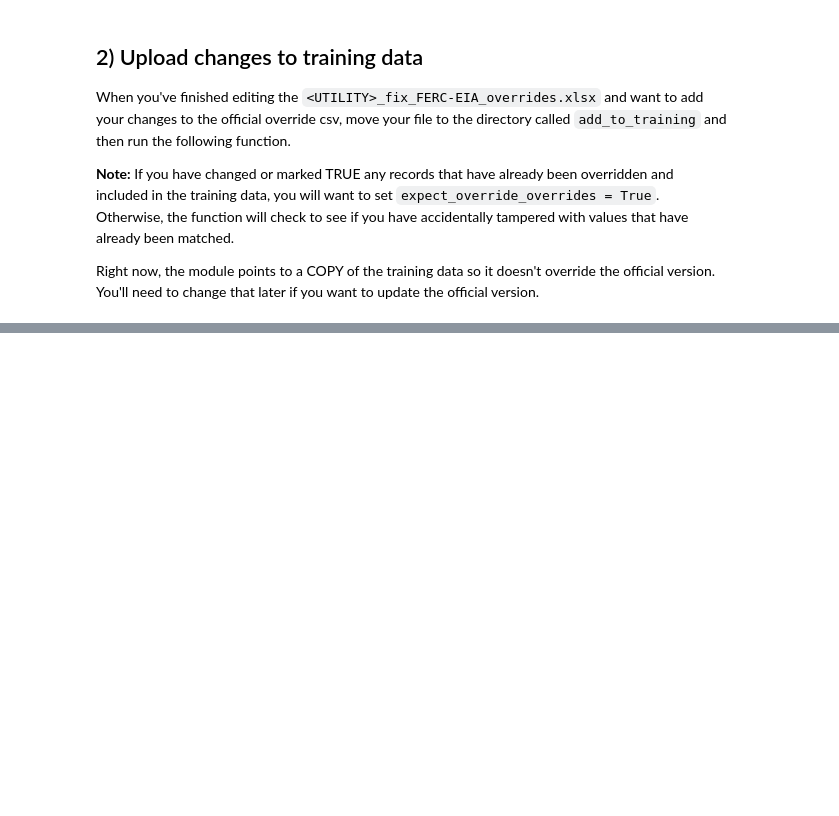
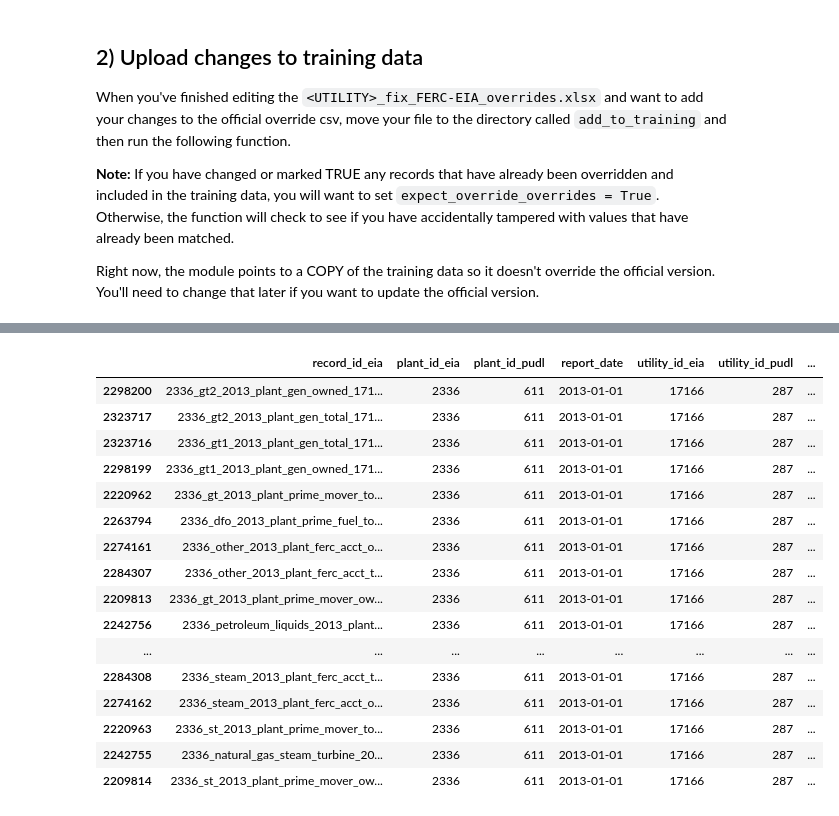
Before and after one commit to catalyst-cooperative/rmi-ferc1-eia, a Jupyter notebook: notebooks/make_overrides.ipynb, the cells around one changed output, grey strips where cells are left out. Saved outputs shown, nothing was run; the diff lists cells and outputs as text; code cells hidden in the pictures; blank space fills up the shorter version.

```diff
--- a/notebooks/make_overrides.ipynb
+++ b/notebooks/make_overrides.ipynb
@@ -86,3 +96,10 @@ When you've finished editing the `<UTILITY>_fix_FERC-EIA_overrides.xlsx` and wan
 **Note:** If you have changed or marked TRUE any records that have already been overridden and included in the training data, you will want to set `expect_override_overrides = True`. Otherwise, the function will check to see if you have accidentally tampered with values that have already been matched.
 
 Right now, the module points to a COPY of the training data so it doesn't override the official version. You'll need to change that later if you want to update the official version.
+# %%
+training_data
+ferc1_eia = rmi_out.grab_ferc1_to_eia()
+ppl = rmi_out.grab_plant_part_list().reset_index()
+file_path = "/Users/aesharpe/Desktop/Work/Catalyst_Coop/Repos/rmi-ferc1-eia/add_to_training/BHE_fix_FERC-EIA_overrides.xlsx"
+bhe_overrides = pd.read_excel(file_path)
+utils_df = pudl_out.utils_eia860()
@@ -88,0 +215,24 @@ Right now, the module points to a COPY of the training data so it doesn't overri
+# %%
+ppl[(ppl["report_year"]==2013) & (ppl["plant_id_pudl"]==611)][[
+    "record_id_eia", "plant_id_eia", "plant_id_pudl", "report_date",
+    "utility_id_eia", "utility_id_pudl", "plant_name_new", "capacity_mw",
+    "net_generation_mwh", "ownership_dupe", "true_gran"
+]].sort_values("capacity_mw").head(50)
+# %% [output]
+|  | record_id_eia | plant_id_eia | plant_id_pudl | report_date | utility_id_eia | utility_id_pudl | ... |
+| 2298200 | 2336_gt2_2013_plant_gen_owned_171... | 2336 | 611 | 2013-01-01 | 17166 | 287 | ... |
+| 2323717 | 2336_gt2_2013_plant_gen_total_171... | 2336 | 611 | 2013-01-01 | 17166 | 287 | ... |
+| 2323716 | 2336_gt1_2013_plant_gen_total_171... | 2336 | 611 | 2013-01-01 | 17166 | 287 | ... |
+| 2298199 | 2336_gt1_2013_plant_gen_owned_171... | 2336 | 611 | 2013-01-01 | 17166 | 287 | ... |
+| 2220962 | 2336_gt_2013_plant_prime_mover_to... | 2336 | 611 | 2013-01-01 | 17166 | 287 | ... |
+| 2263794 | 2336_dfo_2013_plant_prime_fuel_to... | 2336 | 611 | 2013-01-01 | 17166 | 287 | ... |
+| 2274161 | 2336_other_2013_plant_ferc_acct_o... | 2336 | 611 | 2013-01-01 | 17166 | 287 | ... |
+| 2284307 | 2336_other_2013_plant_ferc_acct_t... | 2336 | 611 | 2013-01-01 | 17166 | 287 | ... |
+| 2209813 | 2336_gt_2013_plant_prime_mover_ow... | 2336 | 611 | 2013-01-01 | 17166 | 287 | ... |
+| 2242756 | 2336_petroleum_liquids_2013_plant... | 2336 | 611 | 2013-01-01 | 17166 | 287 | ... |
+| ... | ... | ... | ... | ... | ... | ... | ... |
+| 2284308 | 2336_steam_2013_plant_ferc_acct_t... | 2336 | 611 | 2013-01-01 | 17166 | 287 | ... |
+| 2274162 | 2336_steam_2013_plant_ferc_acct_o... | 2336 | 611 | 2013-01-01 | 17166 | 287 | ... |
+| 2220963 | 2336_st_2013_plant_prime_mover_to... | 2336 | 611 | 2013-01-01 | 17166 | 287 | ... |
+| 2242755 | 2336_natural_gas_steam_turbine_20... | 2336 | 611 | 2013-01-01 | 17166 | 287 | ... |
+| 2209814 | 2336_st_2013_plant_prime_mover_ow... | 2336 | 611 | 2013-01-01 | 17166 | 287 | ... |
```
Also changed, not shown: parts of 19 cells of this notebook, 1 other file.
